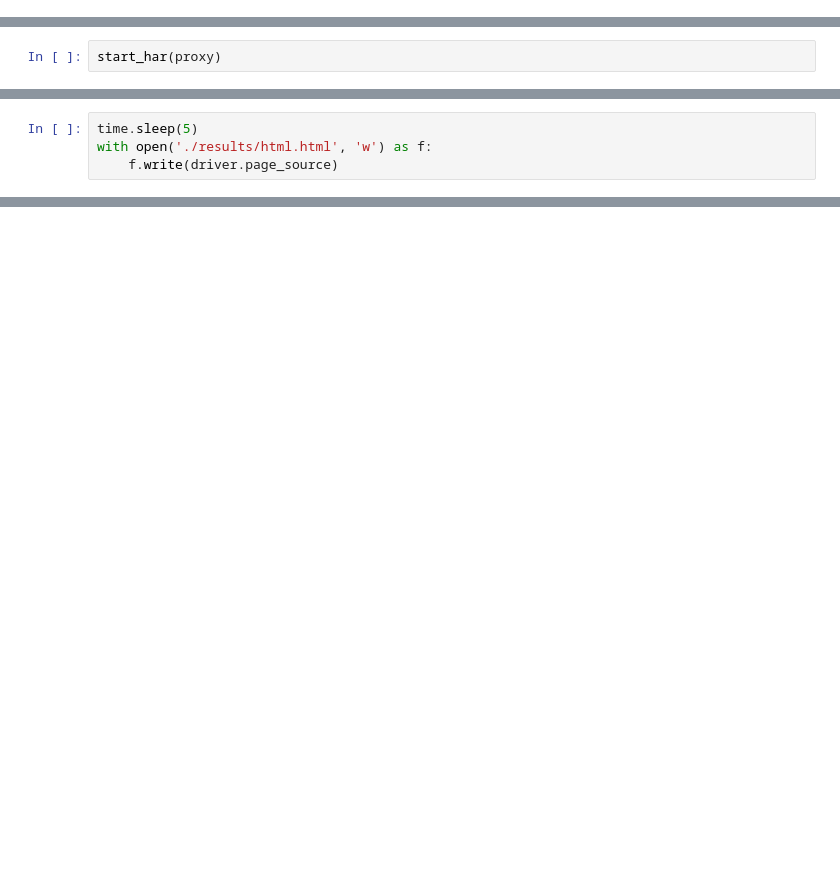
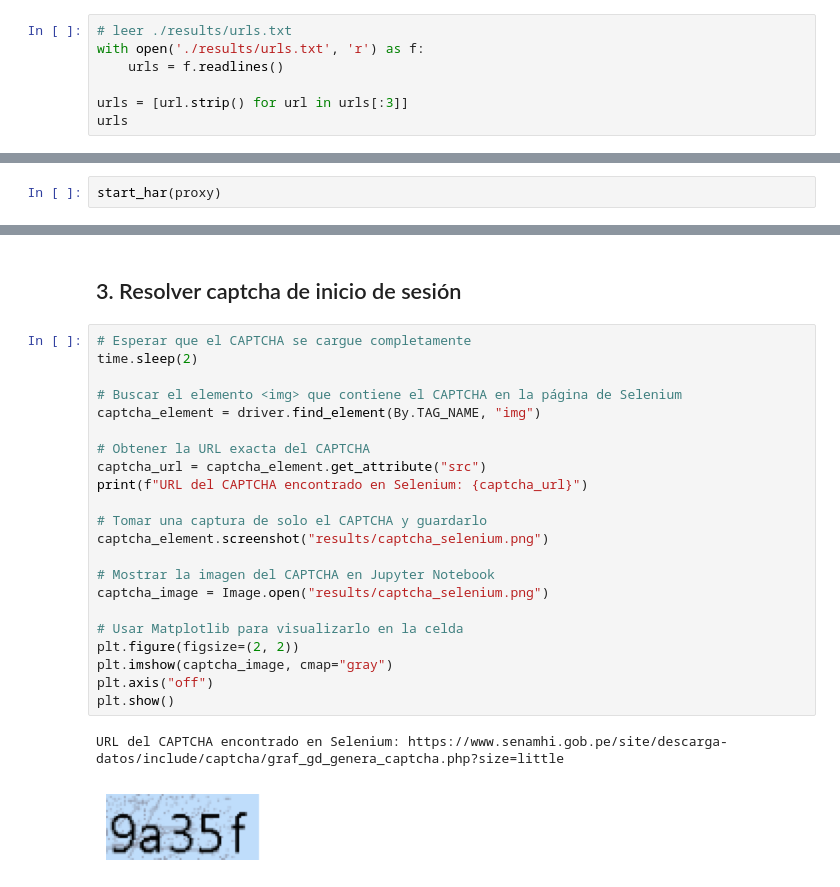
Before and after one commit to NahumFGz/UNI-SCRAPING, a Jupyter notebook: ptcf_senamhi/main.ipynb, the cells around one changed output, grey strips where cells are left out. Cells and saved outputs as stored; diff of their text form; blank space fills up the shorter version.

```diff
--- a/ptcf_senamhi/main.ipynb
+++ b/ptcf_senamhi/main.ipynb
@@ -111,0 +116,7 @@ def start_har(proxy):
+# %%
+# leer ./results/urls.txt
+with open('./results/urls.txt', 'r') as f:
+    urls = f.readlines()
+
+urls = [url.strip() for url in urls[:3]]
+urls
@@ -147,4 +134,0 @@ alt-svc: h3=":443"; ma=2592000,h3-29=":443"; ma=2592000
-# %%
-time.sleep(5)
-with open('./results/html.html', 'w') as f:
-    f.write(driver.page_source)
@@ -159,0 +156,27 @@ AttributeError: 'WebDriver' object has no attribute 'requests'
+# %% [markdown]
+## 3. Resolver captcha de inicio de sesión
+# %%
+# Esperar que el CAPTCHA se cargue completamente
+time.sleep(2)
+
+# Buscar el elemento <img> que contiene el CAPTCHA en la página de Selenium
+captcha_element = driver.find_element(By.TAG_NAME, "img")
+
+# Obtener la URL exacta del CAPTCHA
+captcha_url = captcha_element.get_attribute("src")
+print(f"URL del CAPTCHA encontrado en Selenium: {captcha_url}")
+
+# Tomar una captura de solo el CAPTCHA y guardarlo
+captcha_element.screenshot("results/captcha_selenium.png")
+
+# Mostrar la imagen del CAPTCHA en Jupyter Notebook
+captcha_image = Image.open("results/captcha_selenium.png")
+
+# Usar Matplotlib para visualizarlo en la celda
+plt.figure(figsize=(2, 2))
+plt.imshow(captcha_image, cmap="gray")
+plt.axis("off")
+plt.show()
+# %% [output]
+URL del CAPTCHA encontrado en Selenium: https://www.senamhi.gob.pe/site/descarga-datos/include/captcha/graf_gd_genera_captcha.php?size=little
+[figure, added]
```
Also changed, not shown: parts of 21 cells of this notebook, 4 other files.
